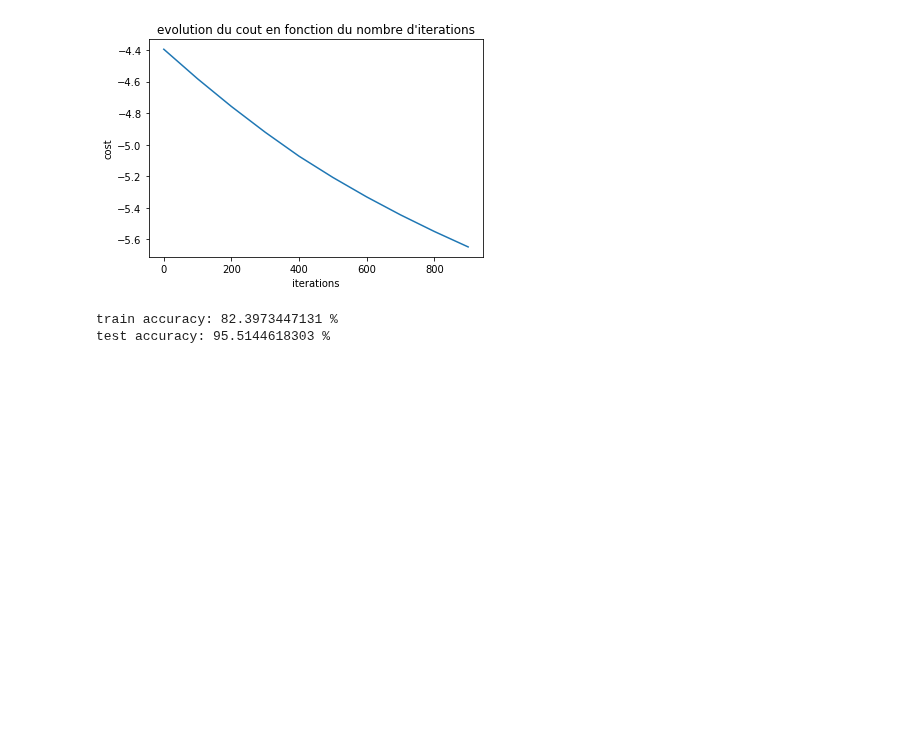
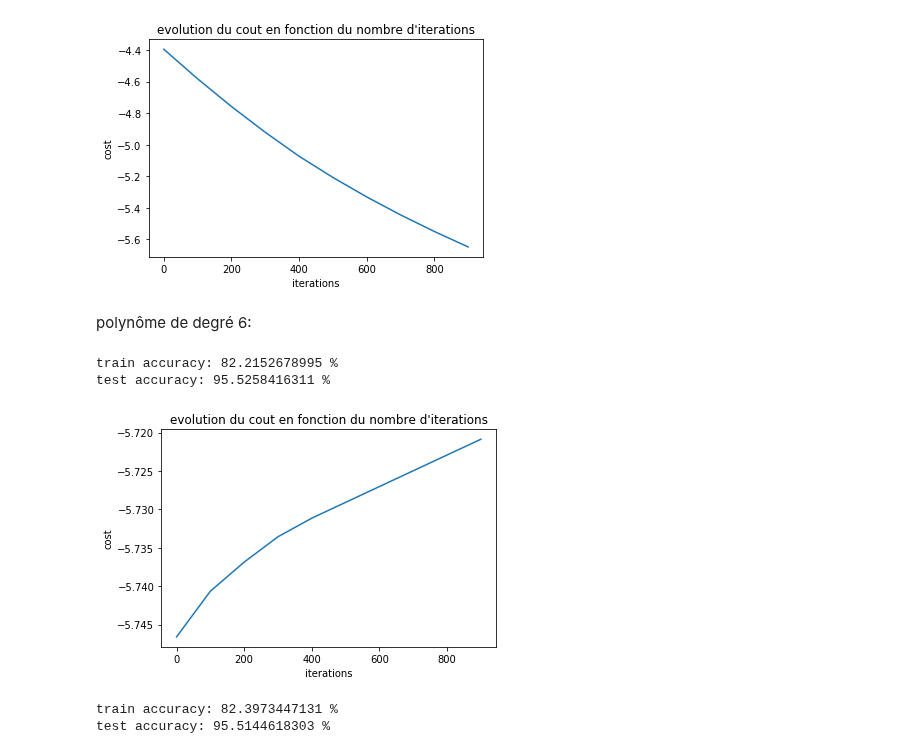
Before and after one commit to chubby47/kaggle_soccer, a Jupyter notebook: problematique_2.ipynb, the cells around one changed output. Cells and saved outputs as stored; diff of their text form; code cells hidden in the pictures; blank space fills up the shorter version.

```diff
--- a/problematique_2.ipynb
+++ b/problematique_2.ipynb
@@ -479,10 +395,19 @@ test accuracy: 95.222380275 %
 # %%
 kperceptron = KernelPerceptron(X_train.shape[0], kernel="polynomial", deg=2)
-costs, _,_ = perceptron.train(X_train, y_train, X_test, y_test, nbiterations=1000, learning_rate=0.01)
+costs, _,_ = perceptron.train(X_train, y_train, X_test, y_test, nbiterations=1000, learning_rate=0.889404, print_graph=True)
 # %% [output]
 train accuracy: 82.4713134187 %
 test accuracy: 95.7705073495 %
 [figure]
+# %% [markdown]
+polynôme de degré 6:
+# %%
+kperceptron = KernelPerceptron(X_train.shape[0], kernel="polynomial", deg=6)
+costs, _,_ = perceptron.train(X_train, y_train, X_test, y_test, nbiterations=1000, learning_rate=0.889404, print_graph=True)
+# %% [output]
+train accuracy: 82.2152678995 %
+test accuracy: 95.5258416311 %
+[figure, added]
 # %%
 kperceptron = KernelPerceptron(X_train.shape[0], kernel="gaussian", sigma=0.5)
 costs, _,_ = perceptron.train(X_train, y_train, X_test, y_test, nbiterations=500, learning_rate=0.01)
```
Also changed, not shown: parts of 21 cells of this notebook.
